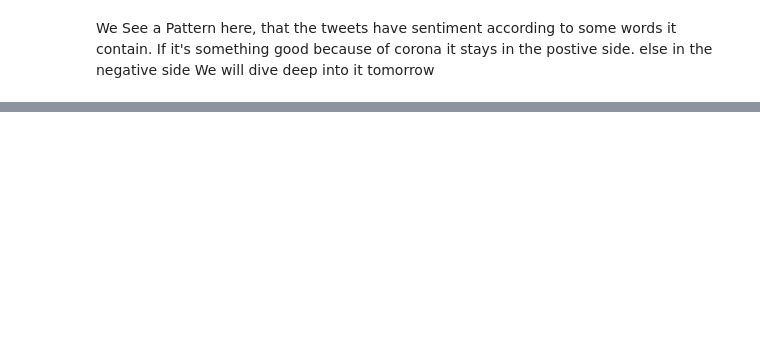
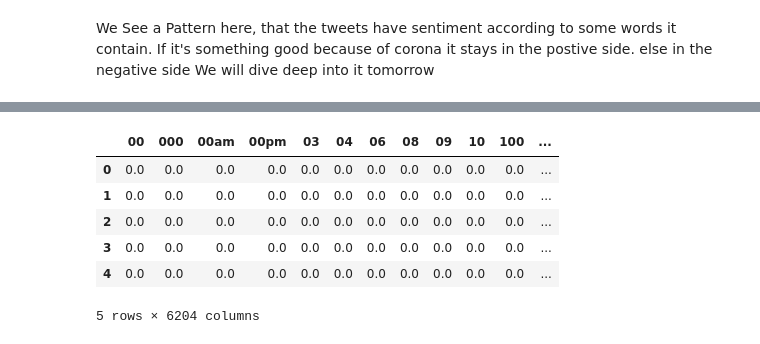
Before and after one commit to martydom/Corona-Virus-Tweet-Sentiment-Analysis, a Jupyter notebook: Devashish_Bose_Team_1_Coronavirus_Tweet_Sentiment_Analysis_Capstone_Project.ipynb, the cells around one changed output, grey strips where cells are left out. Cells and saved outputs as stored; diff of their text form; code cells hidden in the pictures; blank space fills up the shorter version.

```diff
--- a/Devashish_Bose_Team_1_Coronavirus_Tweet_Sentiment_Analysis_Capstone_Project.ipynb
+++ b/Devashish_Bose_Team_1_Coronavirus_Tweet_Sentiment_Analysis_Capstone_Project.ipynb
@@ -197,0 +267,2 @@ We will dive deep into it tomorrow
+# %%
+df['words'] = df['filtered_tweets'].apply(rm_sw)
@@ -197,0 +280,5 @@ We will dive deep into it tomorrow
+# %%
+w_vect = TfidfVectorizer(min_df=10)
+# %%
+X_ht = ht_vect.fit_transform(df['hashtags'])
+X_w = w_vect.fit_transform(df['words'])
@@ -197,0 +287,2 @@ We will dive deep into it tomorrow
+# %%
+w_df = pd.DataFrame(data = X_w.toarray(), columns=w_vect.get_feature_names())
@@ -197,0 +299,10 @@ We will dive deep into it tomorrow
+# %%
+w_df.head()
+# %% [output]
+|  | 00 | 000 | 00am | 00pm | 03 | 04 | 06 | 08 | 09 | 10 | 100 | ... |
+| 0 | 0.0 | 0.0 | 0.0 | 0.0 | 0.0 | 0.0 | 0.0 | 0.0 | 0.0 | 0.0 | 0.0 | ... |
+| 1 | 0.0 | 0.0 | 0.0 | 0.0 | 0.0 | 0.0 | 0.0 | 0.0 | 0.0 | 0.0 | 0.0 | ... |
+| 2 | 0.0 | 0.0 | 0.0 | 0.0 | 0.0 | 0.0 | 0.0 | 0.0 | 0.0 | 0.0 | 0.0 | ... |
+| 3 | 0.0 | 0.0 | 0.0 | 0.0 | 0.0 | 0.0 | 0.0 | 0.0 | 0.0 | 0.0 | 0.0 | ... |
+| 4 | 0.0 | 0.0 | 0.0 | 0.0 | 0.0 | 0.0 | 0.0 | 0.0 | 0.0 | 0.0 | 0.0 | ... |
+5 rows × 6204 columns
```
Also changed, not shown: parts of 33 cells of this notebook.
